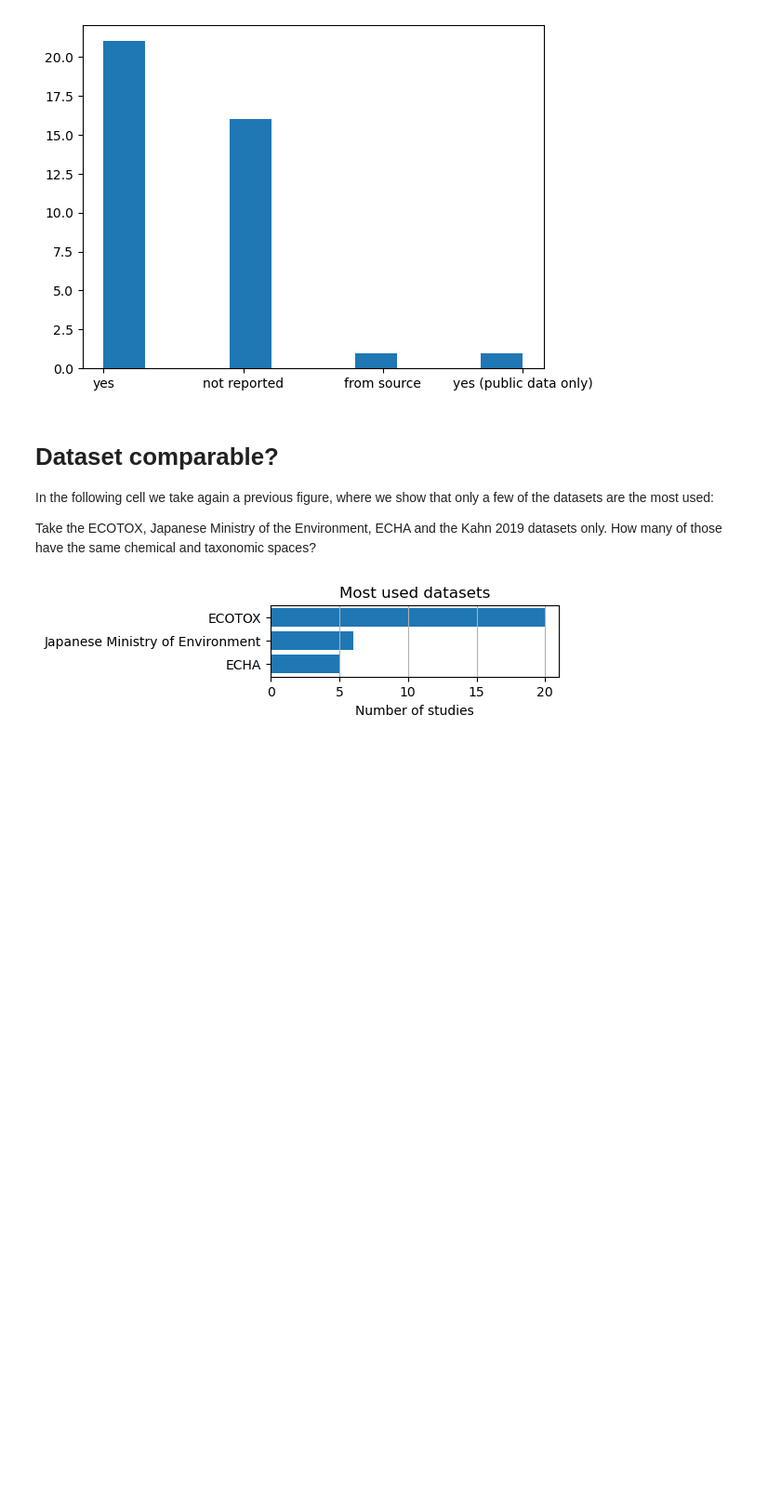
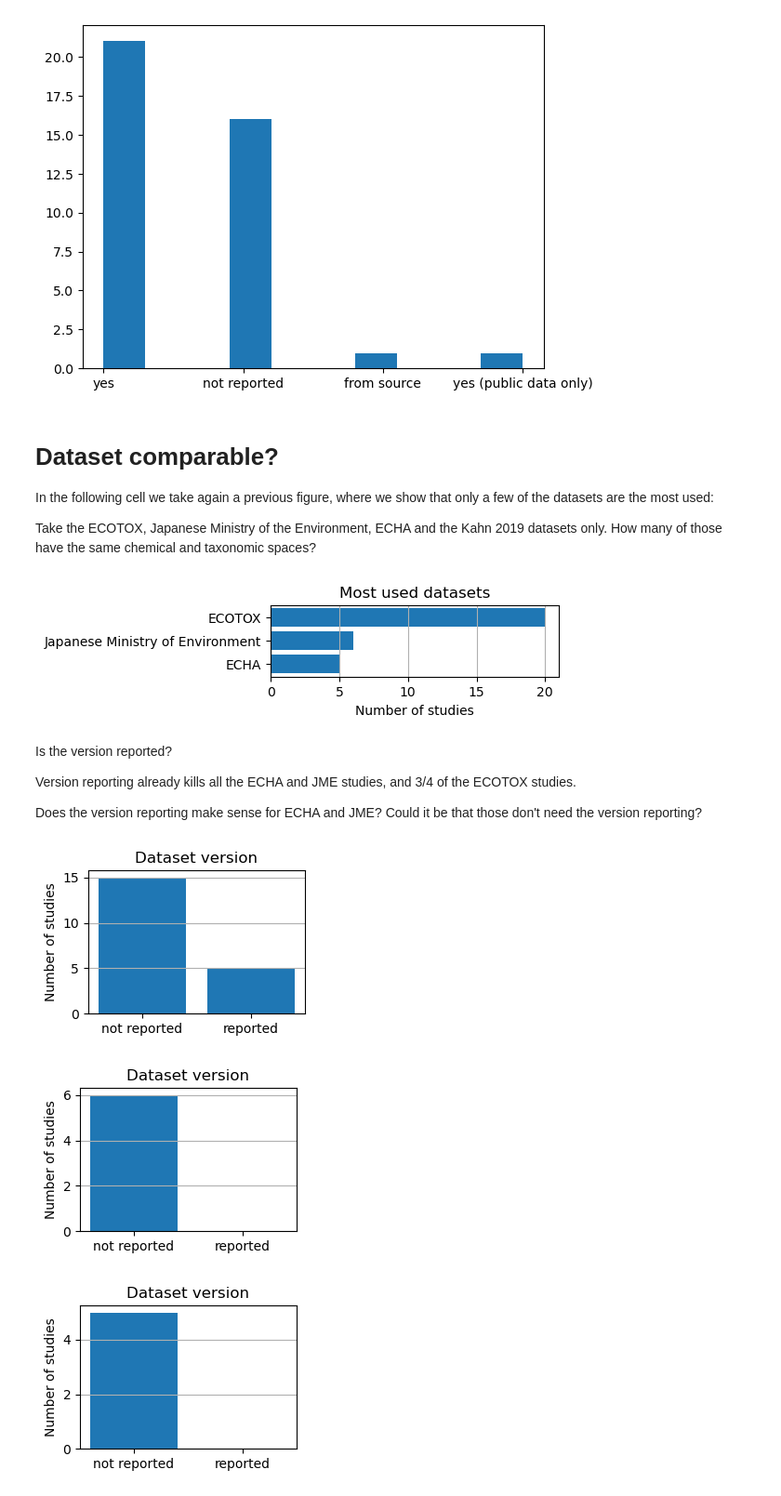
Before and after one commit to mbaityje/COMPARABILITY, a Jupyter notebook: notebooks/comparability_v1.ipynb, the cells around one changed output. Shown at 93% size. Cells and saved outputs as stored; diff of their text form; code cells hidden in the pictures; blank space fills up the shorter version.

```diff
--- a/notebooks/comparability_v1.ipynb
+++ b/notebooks/comparability_v1.ipynb
@@ -222,9 +244,23 @@ Name: count, dtype: int64
 # %%
-# Take the non reported ones, and count all the rest as reported
+def plot_version_reported(my_df):
 
-label_nonreported = df.version.value_counts().index[0]
-number_nonreported = df.version.value_counts().iloc[0]+df.version.isnull().sum()
+    # Take the non reported ones, and count all the rest as reported
+    label_nonreported = my_df.version.value_counts().index[0]
+    number_nonreported = my_df.version.value_counts().iloc[0]+my_df.version.isnull().sum()
 
-label_reported = 'reported'
-number_reported = len(df.version)-number_nonreported
+    label_reported = 'reported'
+    number_reported = len(my_df.version)-number_nonreported
+
+    fig, ax = plt.subplots(figsize=(3,2), nrows=1, ncols=1)
+
+    labels=[label_nonreported,label_reported]
+    bars=[number_nonreported,number_reported]
+
+    ax.bar(labels,bars)
+    # plt.xticks(rotation=90)
+    # plt.yticks(range(21))
+    plt.ylabel('Number of studies')
+    plt.grid(axis='y')
+    plt.title('Dataset version')
+    plt.show()
 # %%
@@ -753,3 +838,17 @@ def filter_dataset(df, ds_name):
 df_ecotox = filter_dataset(df,'ECOTOX')
 df_jme = filter_dataset(df,'Japanese Ministry of Environment')
 df_echa = filter_dataset(df,'ECHA')
+# %% [markdown]
+Is the version reported?
+
+Version reporting already kills all the ECHA and JME studies, and 3/4 of the ECOTOX studies.
+
+Does the version reporting make sense for ECHA and JME? Could it be that those don't need the version reporting?
+# %%
+plot_version_reported(df_ecotox)
+plot_version_reported(df_jme)
+plot_version_reported(df_echa)
+# %% [output]
+[figure, added]
+[figure, added]
+[figure, added]
```
Also changed, not shown: parts of 34 cells of this notebook.
